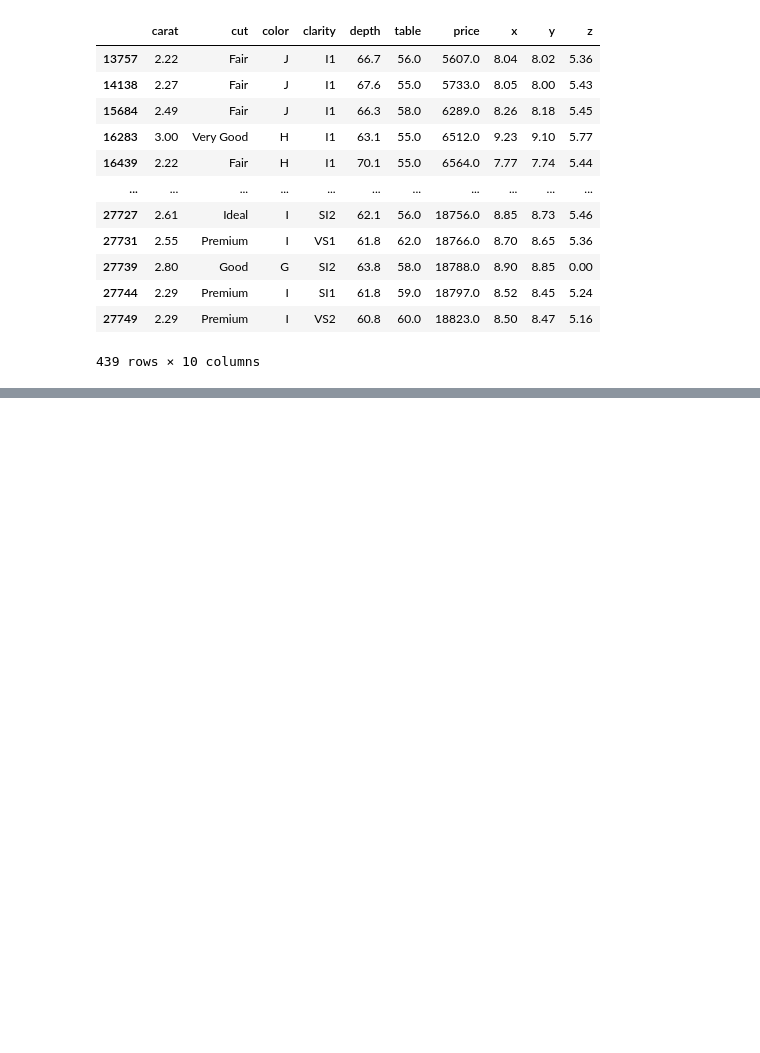
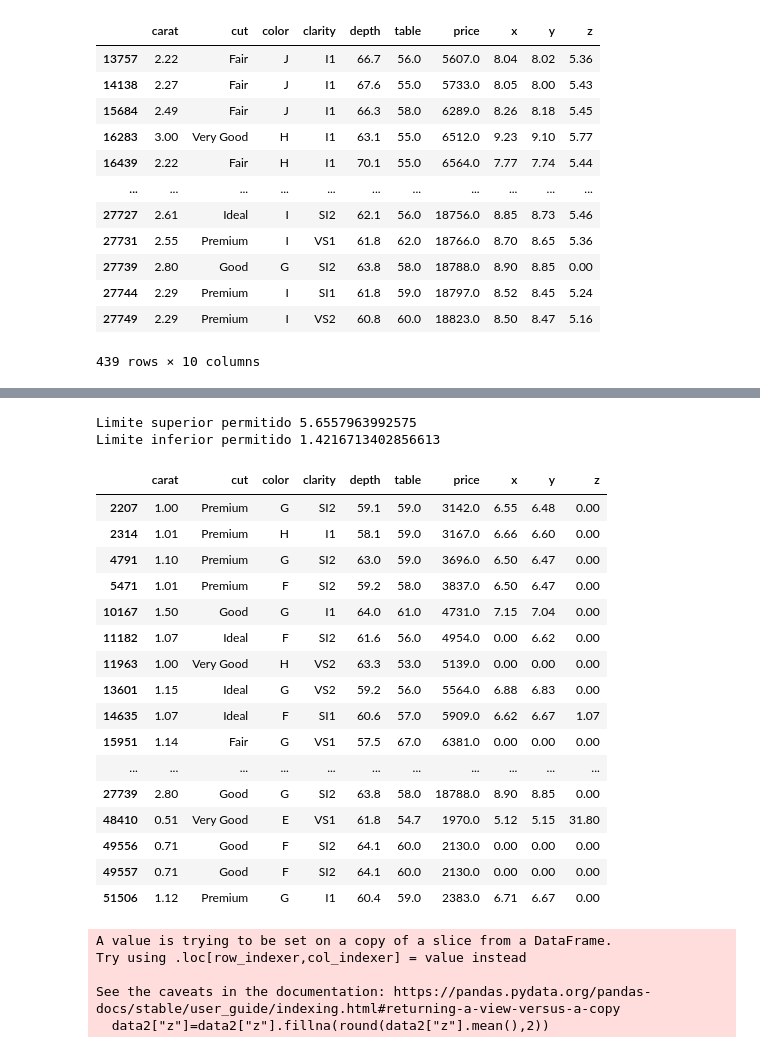
Before and after one commit to rodrigoruizteodoro/Actividad-1, a Jupyter notebook: Actividad1.ipynb, the cells around one changed output, grey strips where cells are left out. Drawn from its saved outputs; the diff is of its cells as text; code cells hidden in the pictures; blank space fills up the shorter version.

```diff
--- a/Actividad1.ipynb
+++ b/Actividad1.ipynb
@@ -117,0 +318,41 @@ See the caveats in the documentation: https://pandas.pydata.org/pandas-docs/stab
+# %%
+#z
+
+y7=data["z"]
+Limite_Superior7= y7.mean() + 3*y7.std()
+Limite_Inferior7= y7.mean() - 3*y7.std()
+print("Limite superior permitido", Limite_Superior7)
+print("Limite inferior permitido", Limite_Inferior7)
+
+#Encontramos Ouliers
+outliers_z= data[(y7>Limite_Superior7)|(y7<Limite_Inferior7)]
+outliers_z
+# %% [output]
+Limite superior permitido 5.6557963992575
+Limite inferior permitido 1.4216713402856613
+|  | carat | cut | color | clarity | depth | table | price | x | y | z |
+| 2207 | 1.00 | Premium | G | SI2 | 59.1 | 59.0 | 3142.0 | 6.55 | 6.48 | 0.00 |
+| 2314 | 1.01 | Premium | H | I1 | 58.1 | 59.0 | 3167.0 | 6.66 | 6.60 | 0.00 |
+| 4791 | 1.10 | Premium | G | SI2 | 63.0 | 59.0 | 3696.0 | 6.50 | 6.47 | 0.00 |
+| 5471 | 1.01 | Premium | F | SI2 | 59.2 | 58.0 | 3837.0 | 6.50 | 6.47 | 0.00 |
+| 10167 | 1.50 | Good | G | I1 | 64.0 | 61.0 | 4731.0 | 7.15 | 7.04 | 0.00 |
+| 11182 | 1.07 | Ideal | F | SI2 | 61.6 | 56.0 | 4954.0 | 0.00 | 6.62 | 0.00 |
+| 11963 | 1.00 | Very Good | H | VS2 | 63.3 | 53.0 | 5139.0 | 0.00 | 0.00 | 0.00 |
+| 13601 | 1.15 | Ideal | G | VS2 | 59.2 | 56.0 | 5564.0 | 6.88 | 6.83 | 0.00 |
+| 14635 | 1.07 | Ideal | F | SI1 | 60.6 | 57.0 | 5909.0 | 6.62 | 6.67 | 1.07 |
+| 15951 | 1.14 | Fair | G | VS1 | 57.5 | 67.0 | 6381.0 | 0.00 | 0.00 | 0.00 |
+| ... | ... | ... | ... | ... | ... | ... | ... | ... | ... | ... |
+| 27739 | 2.80 | Good | G | SI2 | 63.8 | 58.0 | 18788.0 | 8.90 | 8.85 | 0.00 |
+| 48410 | 0.51 | Very Good | E | VS1 | 61.8 | 54.7 | 1970.0 | 5.12 | 5.15 | 31.80 |
+| 49556 | 0.71 | Good | F | SI2 | 64.1 | 60.0 | 2130.0 | 0.00 | 0.00 | 0.00 |
+| 49557 | 0.71 | Good | F | SI2 | 64.1 | 60.0 | 2130.0 | 0.00 | 0.00 | 0.00 |
+| 51506 | 1.12 | Premium | G | I1 | 60.4 | 59.0 | 2383.0 | 6.71 | 6.67 | 0.00 |
+# %%
+data2=data[(y7<=Limite_Superior7)&(y7>=Limite_Inferior7)]
+data2["z"]=data2["z"].fillna(round(data2["z"].mean(),2))
+# %% [output]
+A value is trying to be set on a copy of a slice from a DataFrame.
+Try using .loc[row_indexer,col_indexer] = value instead
+
+See the caveats in the documentation: https://pandas.pydata.org/pandas-docs/stable/user_guide/indexing.html#returning-a-view-versus-a-copy
+  data2["z"]=data2["z"].fillna(round(data2["z"].mean(),2))
```
Also changed, not shown: parts of 17 cells of this notebook.
